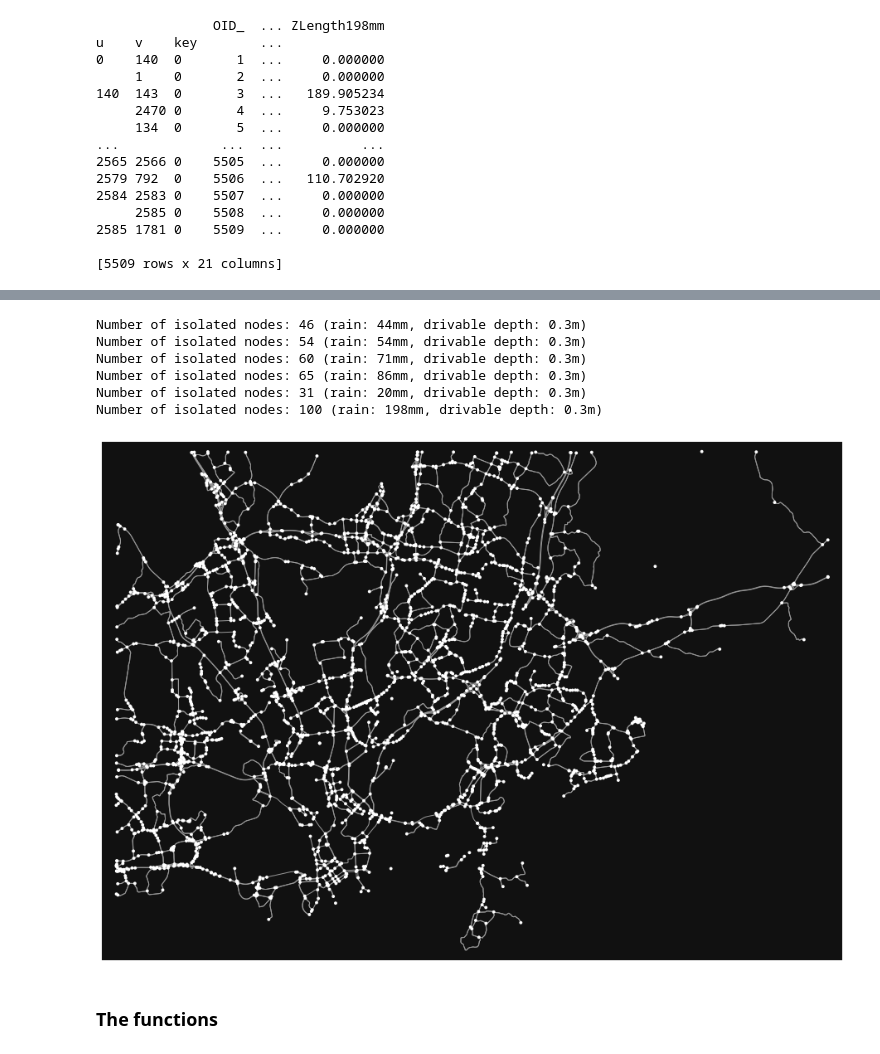
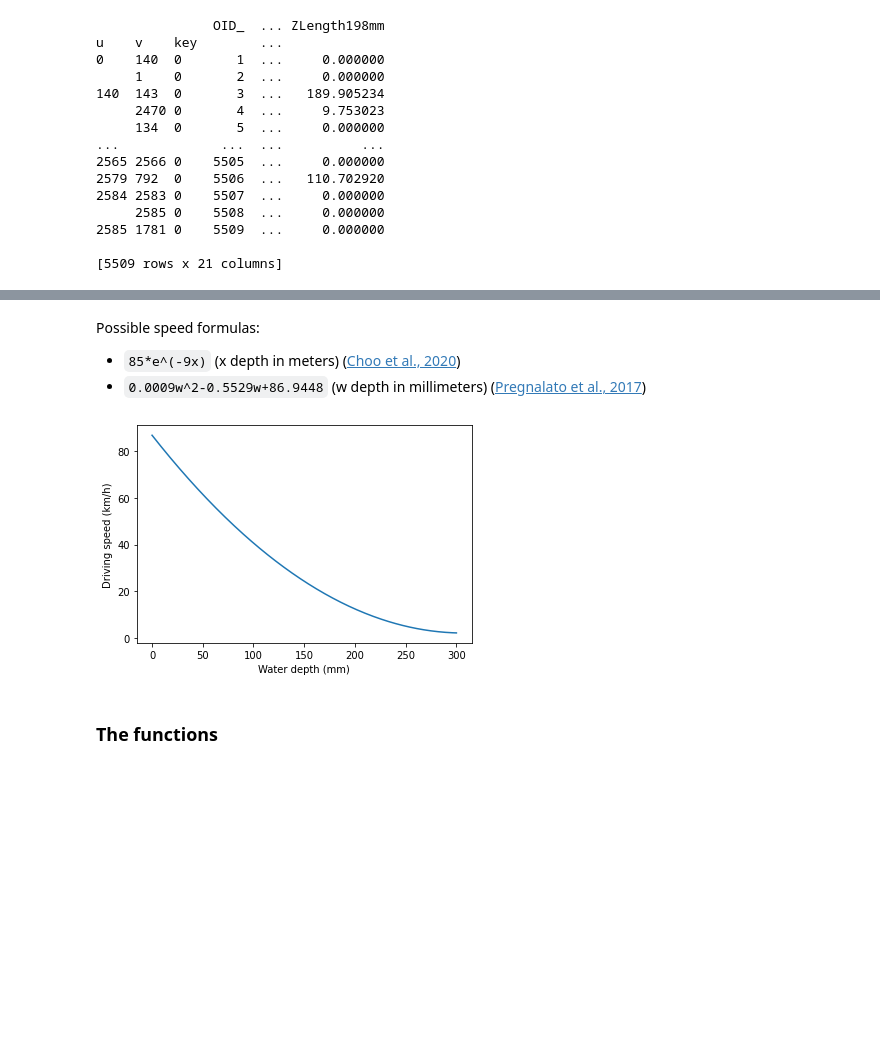
Before and after one commit to EwoutH/Helsinki-flood-BEP-project, a Jupyter notebook: road-graph/OSMnx_road_graph_analysis_BEP.ipynb, the cells around one changed output, grey strips where cells are left out. Drawn from its saved outputs; the diff is of its cells as text; code cells hidden in the pictures; blank space fills up the shorter version.

Commit message:
Road graph analysis: Implemented reduced speeds

```diff
--- a/road-graph/OSMnx_road_graph_analysis_BEP.ipynb
+++ b/road-graph/OSMnx_road_graph_analysis_BEP.ipynb
@@ -330,19 +270,17 @@ u    v    key                                                     ...
-# %%
-# Check the number of isolated nodes for each depth
-for i in depths:
-  print(f'Number of isolated nodes: {nx.number_of_isolates(GaMax[str(i)])} (rain: {i}mm, drivable depth: {drivabledepth}m)')
-# %% [output]
-Number of isolated nodes: 46 (rain: 44mm, drivable depth: 0.3m)
-Number of isolated nodes: 54 (rain: 54mm, drivable depth: 0.3m)
-Number of isolated nodes: 60 (rain: 71mm, drivable depth: 0.3m)
-Number of isolated nodes: 65 (rain: 86mm, drivable depth: 0.3m)
-Number of isolated nodes: 31 (rain: 20mm, drivable depth: 0.3m)
-Number of isolated nodes: 100 (rain: 198mm, drivable depth: 0.3m)
-# %%
-# Plot graph with removed edges to see isolated nodes
-fig, ax = ox.plot_graph(GbMax['44'], figsize=(16,12))
-# %% [output]
-[figure, removed]
+# %% [markdown]
+Possible speed formulas:
+ - `85*e^(-9x)` (x depth in meters) ([Choo et al., 2020](https://www.mdpi.com/2073-4441/12/4/926))
+ - `0.0009w^2-0.5529w+86.9448` (w depth in millimeters) ([Pregnalato et al., 2017](https://www.sciencedirect.com/science/article/pii/S1361920916308367))
+# %%
+import matplotlib.pyplot as plt
+xp = np.array(range(0, 301))
+yp = 0.0009*xp**2-0.5529*xp+86.9448
+plt.plot(xp, yp)
+plt.xlabel('Water depth (mm)')
+plt.ylabel('Driving speed (km/h)')
+plt.show()
+# %% [output]
+[figure, added]
 # %% [markdown]
 ### The functions
 # %%
```
Also changed, not shown: parts of 20 cells of this notebook.
